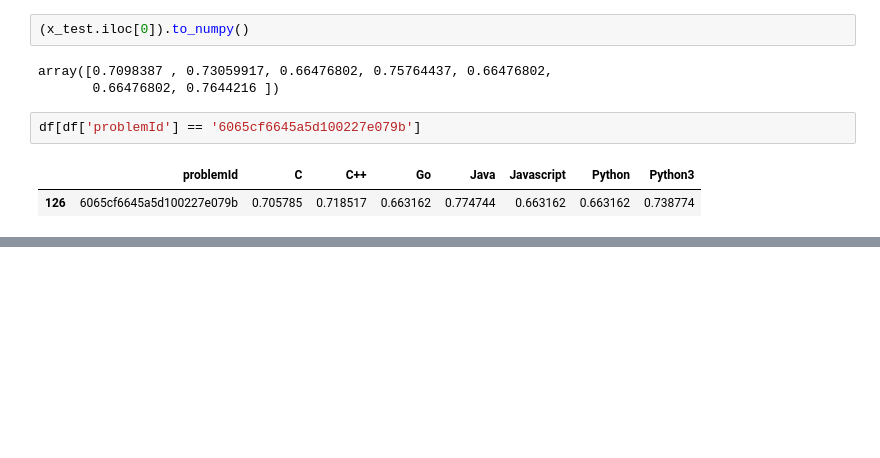
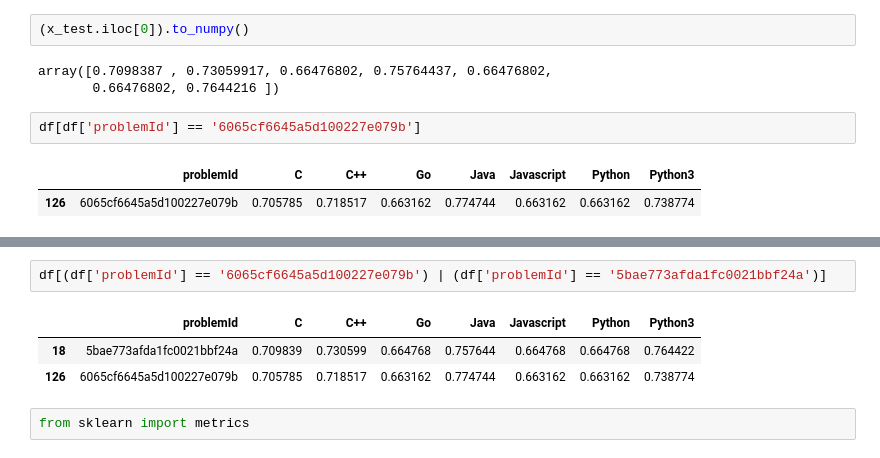
Before and after one commit to siesgstarena/synapse, a Jupyter notebook: notebooks/training/naive.ipynb, the cells around one changed output, grey strips where cells are left out. Saved outputs shown, nothing was run; the diff lists cells and outputs as text; blank space fills up the shorter version.

```diff
--- a/notebooks/training/naive.ipynb
+++ b/notebooks/training/naive.ipynb
@@ -229,0 +229,8 @@ EvaluateModel(df,y_pred,x_test)
+# %%
+df[(df['problemId'] == '6065cf6645a5d100227e079b') | (df['problemId'] == '5bae773afda1fc0021bbf24a')]
+# %% [output]
+|  | problemId | C | C++ | Go | Java | Javascript | Python | Python3 |
+| 18 | 5bae773afda1fc0021bbf24a | 0.709839 | 0.730599 | 0.664768 | 0.757644 | 0.664768 | 0.664768 | 0.764422 |
+| 126 | 6065cf6645a5d100227e079b | 0.705785 | 0.718517 | 0.663162 | 0.774744 | 0.663162 | 0.663162 | 0.738774 |
+# %%
+from sklearn import metrics
```
Also changed, not shown: parts of 4 cells of this notebook, 3 other files.
